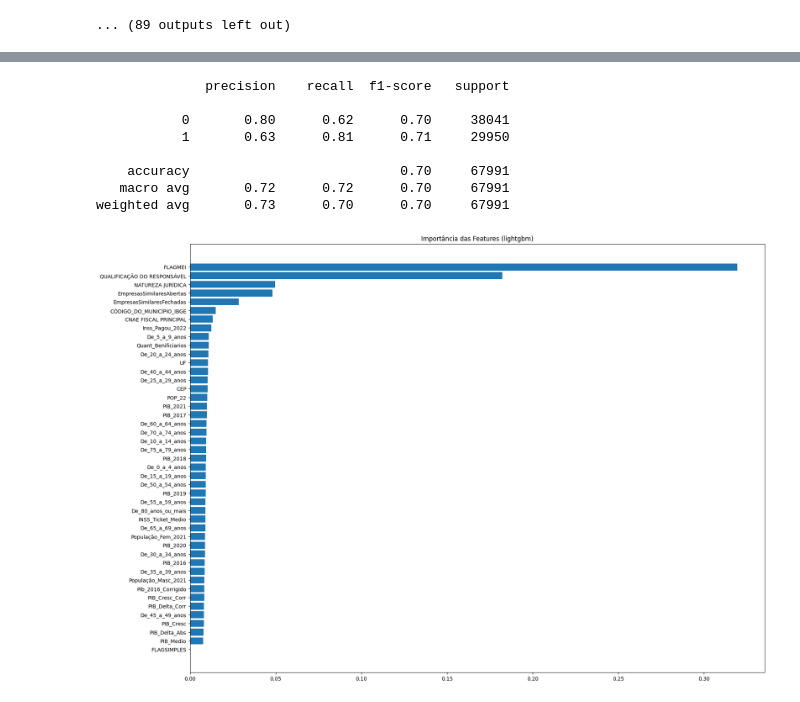
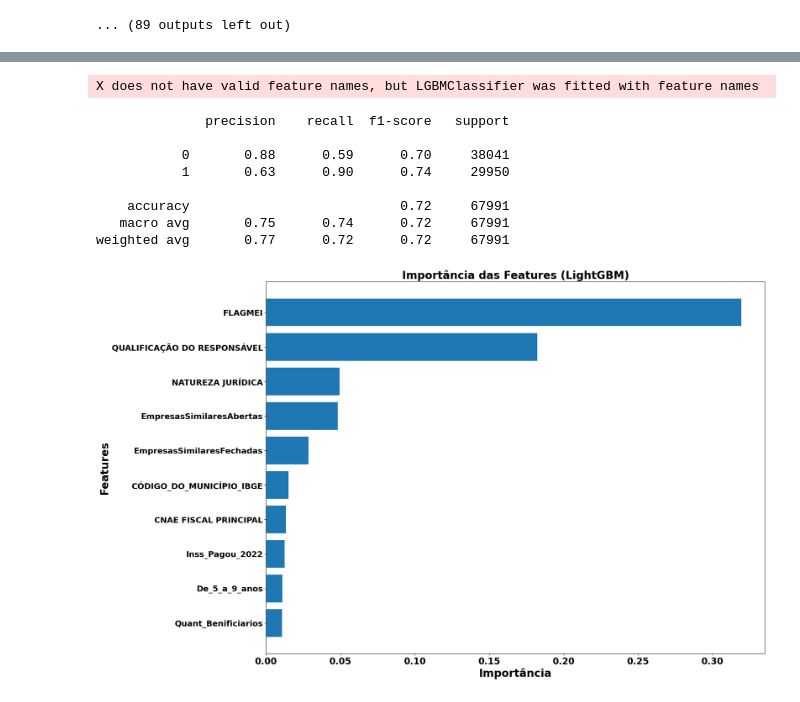
Before and after one commit to SrVitinho/DetectordeViabilidade, a Jupyter notebook: Modelagem/GetModel.ipynb, the cells around one changed output, grey strips where cells are left out. Saved outputs shown, nothing was run; the diff lists cells and outputs as text; code cells hidden in the pictures.

Commit message:
[ADD[ images to article

```diff
--- a/Modelagem/GetModel.ipynb
+++ b/Modelagem/GetModel.ipynb
@@ -263,3 +263,5 @@ pipeline = Pipeline([
     ('preprocessor', transformers),
     ('classifier', best_model)
 ])
+
+pipeline.fit(XTrain, YTrain)
@@ -267,14 +305,15 @@ pipeline = Pipeline([
 pred = pipeline.predict(XTest22)
 print(classification_report(YTest22, pred))
 # %% [output]
-              precision    recall  f1-score   support
-
-           0       0.80      0.62      0.70     38041
-           1       0.63      0.81      0.71     29950
-
-    accuracy                           0.70     67991
-   macro avg       0.72      0.72      0.70     67991
-weighted avg       0.73      0.70      0.70     67991
+X does not have valid feature names, but LGBMClassifier was fitted with feature names
+              precision    recall  f1-score   support
+
+           0       0.88      0.59      0.70     38041
+           1       0.63      0.90      0.74     29950
+
+    accuracy                           0.72     67991
+   macro avg       0.75      0.74      0.72     67991
+weighted avg       0.77      0.72      0.72     67991
 # %%
 xgb_model = pipeline.named_steps['classifier']
 # %%
@@ -287,9 +326,19 @@ feat_importance = pd.DataFrame({
 }).sort_values(by='Importance', ascending=False)
 # %%
 plt.figure(figsize=(20, 15))
-plt.barh(feat_importance['Feature'], feat_importance['Importance'])
+
+plt.barh(
+    feat_importance['Feature'][:10],
+    feat_importance['Importance'][:10]
+)
+
 plt.gca().invert_yaxis()
-plt.title('Importância das Features (lightgbm)')
+plt.title('Importância das Features (LightGBM)', fontsize=24, fontweight='bold')
+plt.xlabel('Importância', fontsize=24, fontweight='bold')
+plt.ylabel('Features', fontsize=24, fontweight='bold')
+plt.xticks(fontsize=20, fontweight='bold')
+plt.yticks(fontsize=18, fontweight='bold')
+
 plt.show()
 # %% [output]
-[figure, old version]
+[figure, new version]
```
Also changed, not shown: parts of 1 cell of this notebook, 2 other files.
